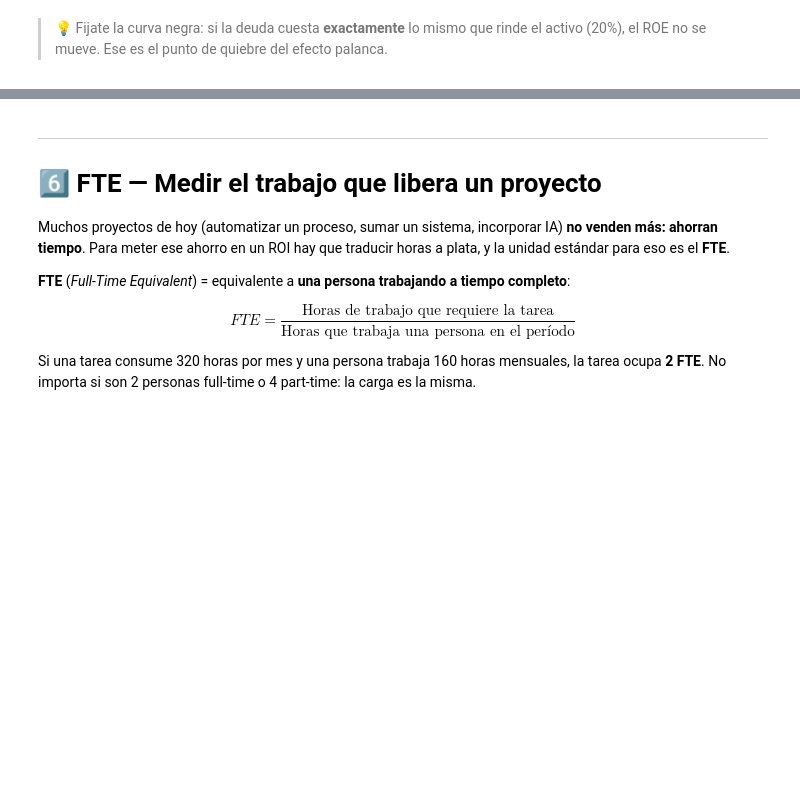
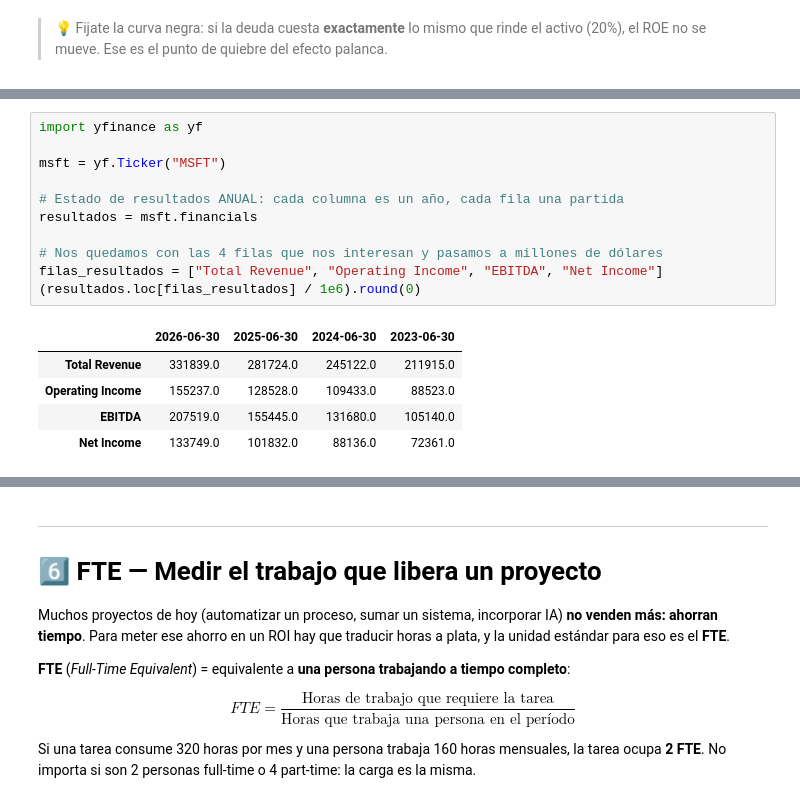
Before and after one commit to Datso653/Laboratorio-de-metodos-Cuantitativos-Aplicados-a-la-gestion, a Jupyter notebook: notebooks/14_Aplicaciones_financieras_para_inversiones.ipynb, the cells around one changed output, grey strips where cells are left out. Cells and saved outputs as stored; diff of their text form; blank space fills up the shorter version.

```diff
--- a/notebooks/14_Aplicaciones_financieras_para_inversiones.ipynb
+++ b/notebooks/14_Aplicaciones_financieras_para_inversiones.ipynb
@@ -527,0 +543,17 @@ plt.show()
+# %%
+import yfinance as yf
+
+msft = yf.Ticker("MSFT")
+
+# Estado de resultados ANUAL: cada columna es un año, cada fila una partida
+resultados = msft.financials
+
+# Nos quedamos con las 4 filas que nos interesan y pasamos a millones de dólares
+filas_resultados = ["Total Revenue", "Operating Income", "EBITDA", "Net Income"]
+(resultados.loc[filas_resultados] / 1e6).round(0)
+# %% [output]
+|  | 2026-06-30 | 2025-06-30 | 2024-06-30 | 2023-06-30 |
+| Total Revenue | 331839.0 | 281724.0 | 245122.0 | 211915.0 |
+| Operating Income | 155237.0 | 128528.0 | 109433.0 | 88523.0 |
+| EBITDA | 207519.0 | 155445.0 | 131680.0 | 105140.0 |
+| Net Income | 133749.0 | 101832.0 | 88136.0 | 72361.0 |
```
Also changed, not shown: parts of 11 cells of this notebook, 5 other files.
